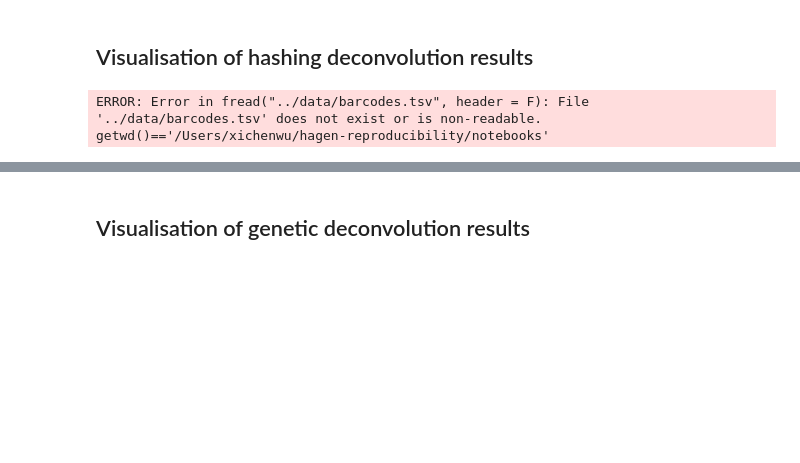
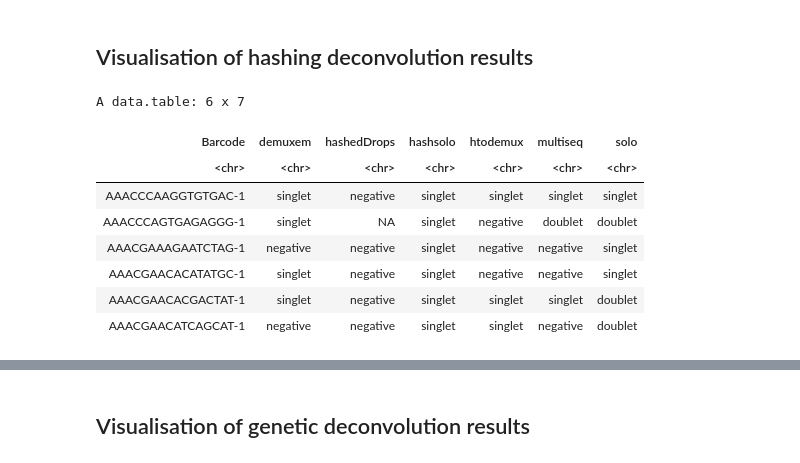
Before and after one commit to theislab/hadge-reproducibility, a Jupyter notebook: notebooks/Figure2.ipynb, the cells around one changed output, grey strips where cells are left out. Saved outputs shown, nothing was run; the diff lists cells and outputs as text; code cells hidden in the pictures; blank space fills up the shorter version.

```diff
--- a/notebooks/Figure2.ipynb
+++ b/notebooks/Figure2.ipynb
@@ -106,17 +98,25 @@ Adding another scale for fill, which will replace the existing scale.
 # %%
 # Load hashing deconvolution results
 hash_gx12_classi <-fread("../data/pipeline_output/gx12/hash_classification_all.csv")
 
 # Remove the trial ID
 colnames(hash_gx12_classi) <- gsub("_1", "", colnames(hash_gx12_classi))
 
 # Subset by only those cells detected by RNA
-white_list_gx12 <- fread("../data/barcodes.tsv", header = F)$V1
+white_list_gx12 <- fread("../data/dataset/barcodes_gx12.tsv", header = F)$V1
 hash_gx12_classi <- hash_gx12_classi[Barcode %in% white_list_gx12,]
 
 head(hash_gx12_classi)
 # %% [output]
-ERROR: Error in fread("../data/barcodes.tsv", header = F): File '../data/barcodes.tsv' does not exist or is non-readable. getwd()=='/Users/xichenwu/hagen-reproducibility/notebooks'
+A data.table: 6 x 7
+| Barcode | demuxem | hashedDrops | hashsolo | htodemux | multiseq | solo |
+| <chr> | <chr> | <chr> | <chr> | <chr> | <chr> | <chr> |
+| AAACCCAAGGTGTGAC-1 | singlet | negative | singlet | singlet | singlet | singlet |
+| AAACCCAGTGAGAGGG-1 | singlet | NA | singlet | negative | doublet | doublet |
+| AAACGAAAGAATCTAG-1 | negative | negative | singlet | negative | negative | singlet |
+| AAACGAACACATATGC-1 | singlet | negative | singlet | negative | negative | singlet |
+| AAACGAACACGACTAT-1 | singlet | negative | singlet | singlet | singlet | doublet |
+| AAACGAACATCAGCAT-1 | negative | negative | singlet | singlet | negative | doublet |
 # %%
 # Reorder the result
 summary_hash_gx12 <- melt(hash_gx12_classi, id.vars = "Barcode", variable.name = "Method",
```
Also changed, not shown: parts of 9 cells of this notebook, 1 other file.
